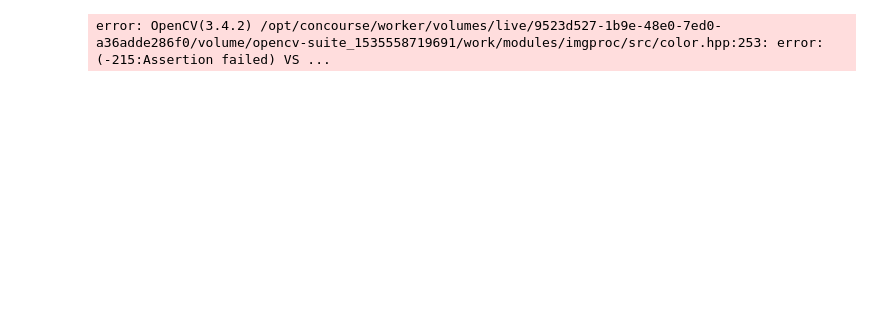
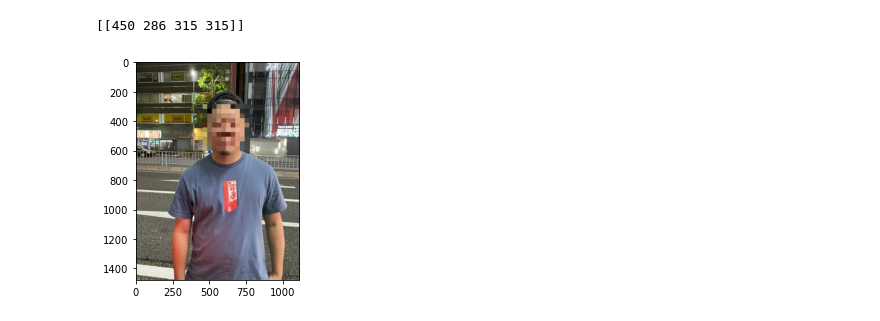
Before and after one commit to osyun0101/python_sample, a Jupyter notebook: Untitled1.ipynb, the cells around one changed output. Saved outputs shown, nothing was run; the diff lists cells and outputs as text; code cells hidden in the pictures; blank space fills up the shorter version.

Commit message:
kanzi.mosaic

```diff
--- a/Untitled1.ipynb
+++ b/Untitled1.ipynb
@@ -1,19 +1,23 @@
 # %%
 import matplotlib.pyplot as plt
 import cv2
 from mosaic import mosaic as mosaic
 
+cascade_file = "haarcascade_frontalface_alt.xml"
+cascade = cv2.CascadeClassifier(cascade_file)
+
 img = cv2.imread("kanzi.jpg")
 img_gray = cv2.cvtColor(img, cv2.COLOR_BGR2GRAY)
 
-cascade = cv2.CascadeClassifier("haarcascade_frontalface_alt.xml")
-facelist = cascade.detectMultiScale(img_gray,  minSize=(150, 150))
+face_list = cascade.detectMultiScale(img_gray,  minSize=(150, 150))
+if len(face_list) == 0: quit()
+print(face_list)
+for (x,y,w,h) in face_list:
+    img = mosaic(img, (x,y,w+x,h+y), 10)
 
-for (x,y,w,h) in facelist:
-    mos = mosaic(img_gray, (x,y,w+x,h+y), 10)
-
-cv2.imwrite("kanzi_file.png", mos)
-plt.imshow(cv2.cvtColor(mos, cv2.COLOR_BGR2RGB))
+cv2.imwrite("kanzi_file.png", img)
+plt.imshow(cv2.cvtColor(img, cv2.COLOR_BGR2RGB))
 plt.show()
 # %% [output]
-error: OpenCV(3.4.2) /opt/concourse/worker/volumes/live/9523d527-1b9e-48e0-7ed0-a36adde286f0/volume/opencv-suite_1535558719691/work/modules/imgproc/src/color.hpp:253: error: (-215:Assertion failed) VS ...
+[[450 286 315 315]]
+[figure, added]
```
Also changed, not shown: 3 other files.
